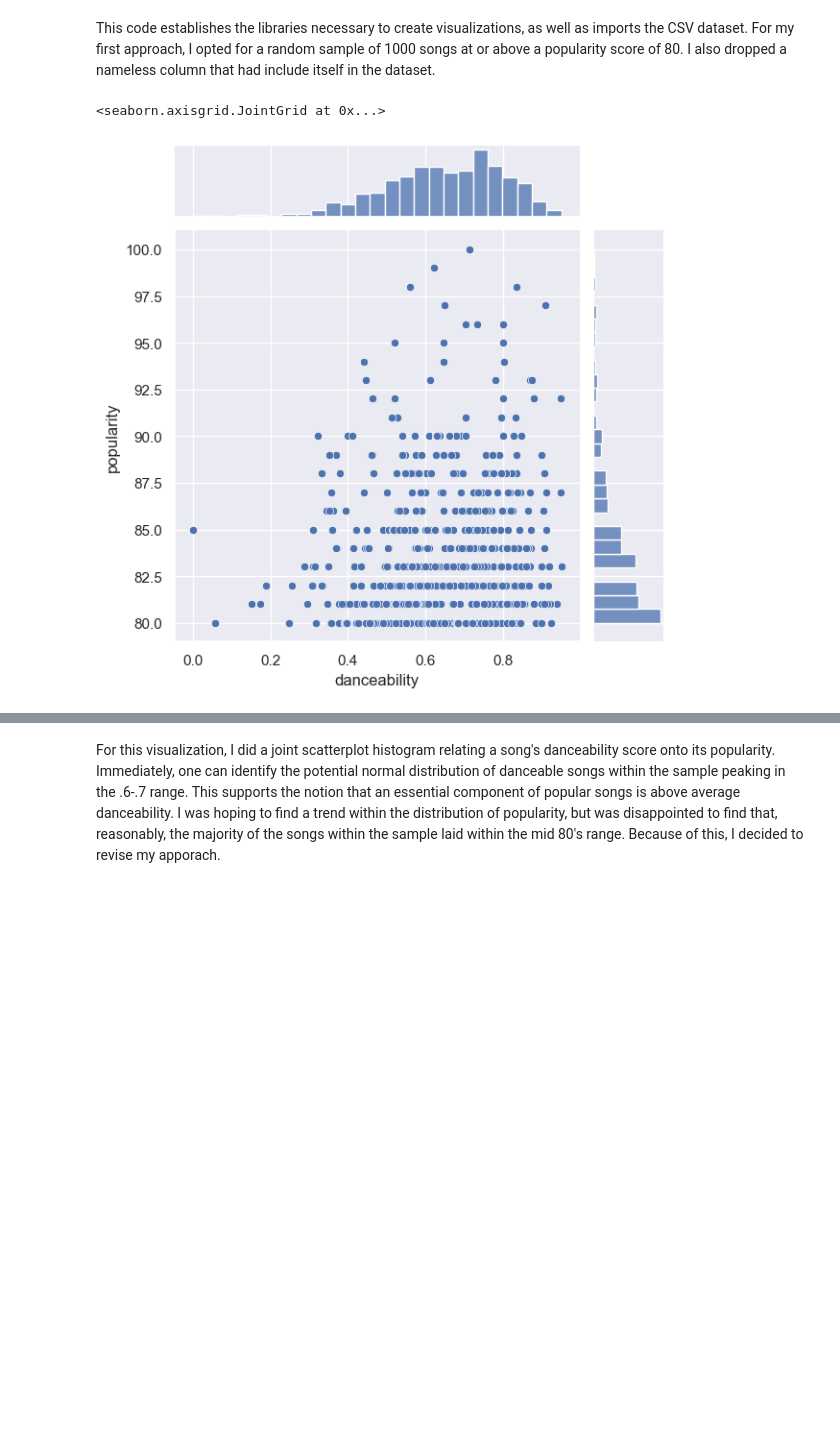
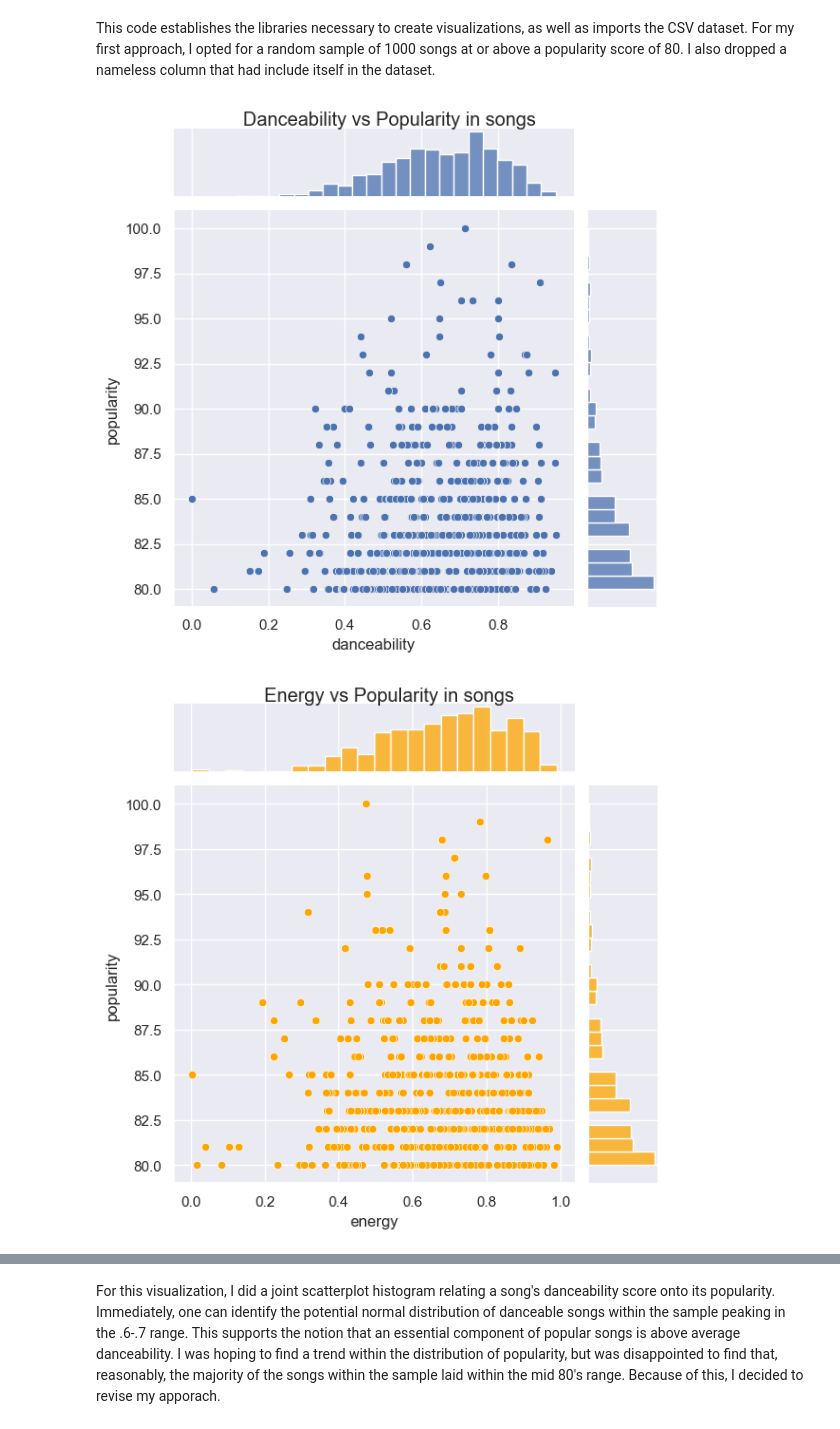
Before and after one commit to jarekcruz/Spotify-Analysis, a Jupyter notebook: VisualAnalysis.ipynb, the cells around one changed output, grey strips where cells are left out. Saved outputs shown, nothing was run; the diff lists cells and outputs as text; code cells hidden in the pictures; blank space fills up the shorter version.

```diff
--- a/VisualAnalysis.ipynb
+++ b/VisualAnalysis.ipynb
@@ -25,8 +25,18 @@ s_sample.head()
 | 3003 | 2QjOHCTQ1Jl3zawyYOpxh6 | The Neighbourhood | I Love You. | Sweater Weather | 93 | 240400 | False | 0.612 | 0.807 | ... |
 # %% [markdown]
 This code establishes the libraries necessary to create visualizations, as well as imports the CSV dataset. For my first approach, I opted for a random sample of 1000 songs at or above a popularity score of 80. I also dropped a nameless column that had include itself in the dataset.
-# %%
-sns.jointplot(data=spotify, x="danceability", y="popularity", kind='scatter')
-# %% [output]
-<seaborn.axisgrid.JointGrid at 0x...>
-[figure, removed]
+# %%
+sns.jointplot(data=spotify, x="danceability", y="popularity", kind='scatter')
+plt.suptitle("Danceability vs Popularity in songs")
+plt.subplots_adjust(top=0.95)
+
+sns.jointplot(data=spotify, x="energy", y="popularity", kind='scatter', color='orange')
+plt.suptitle("Energy vs Popularity in songs")
+plt.subplots_adjust(top=0.95)
+
+sns.jointplot(data=spotify, x="valence", y="popularity", kind='scatter', color='pink')
+plt.suptitle("Valence vs Popularity in songs")
+plt.subplots_adjust(top=0.95)
+# %% [output]
+[figure, added]
+[figure, added]
```
Also changed, not shown: parts of 2 cells of this notebook.
